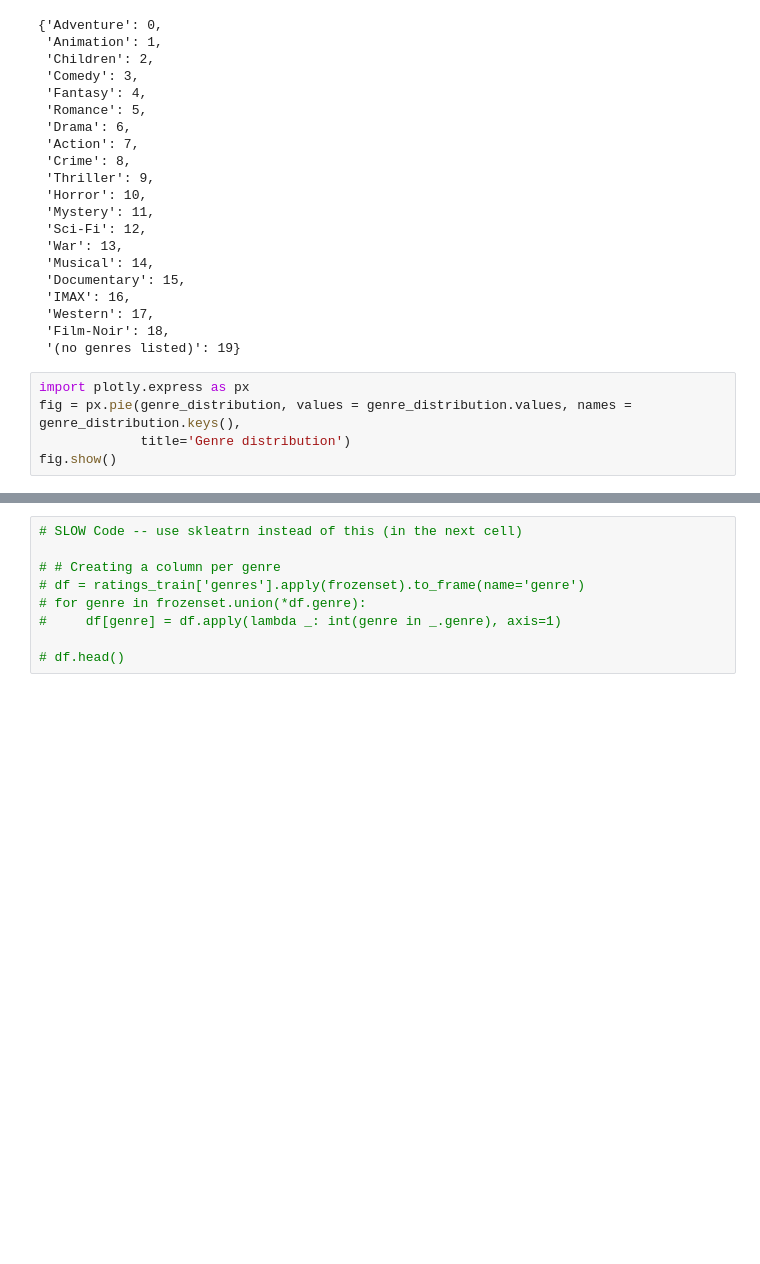
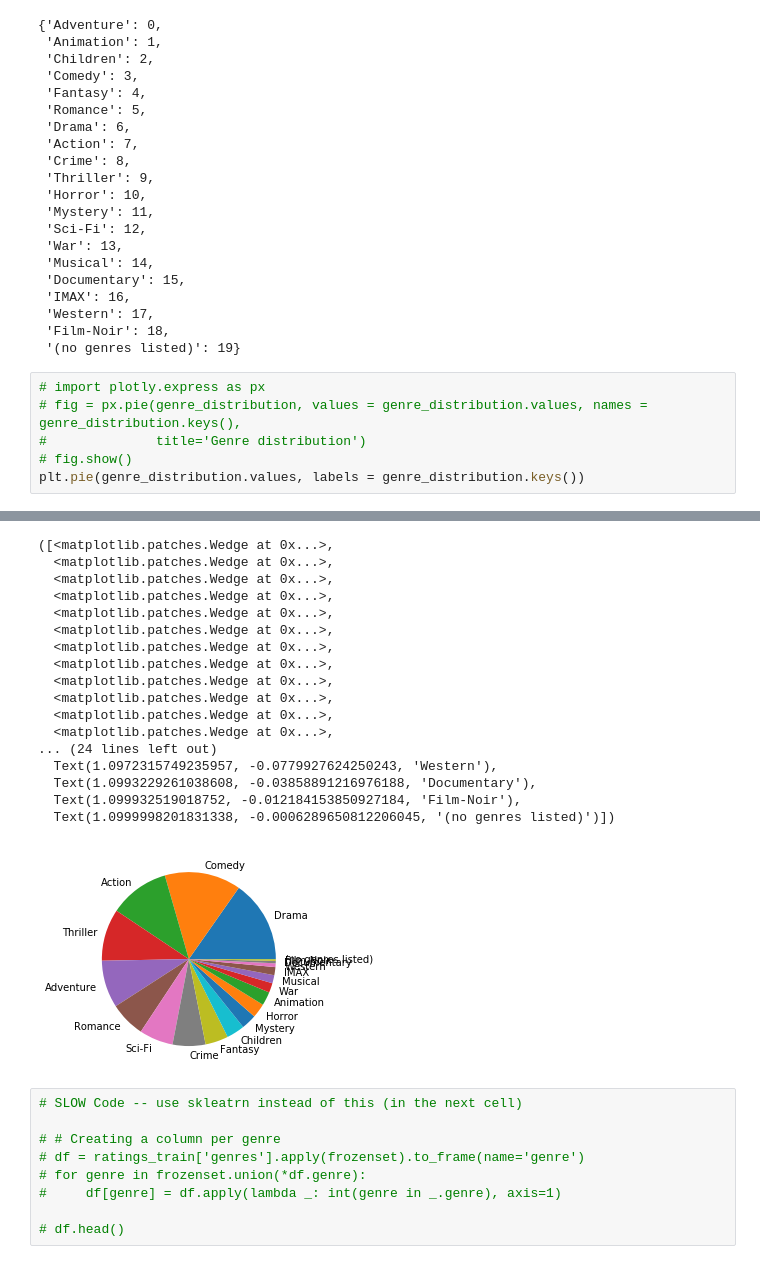
Before and after one commit to dhruvmun/MDM-Recommendation-System, a Jupyter notebook: Content Based Recommendation.ipynb, the cells around one changed output, grey strips where cells are left out. Drawn from its saved outputs; the diff is of its cells as text; blank space fills up the shorter version.

```diff
--- a/Content Based Recommendation.ipynb
+++ b/Content Based Recommendation.ipynb
@@ -46,8 +46,9 @@ genre_dict
  'Film-Noir': 18,
  '(no genres listed)': 19}
 # %%
-import plotly.express as px
-fig = px.pie(genre_distribution, values = genre_distribution.values, names = genre_distribution.keys(),
-             title='Genre distribution')
-fig.show()
+# import plotly.express as px
+# fig = px.pie(genre_distribution, values = genre_distribution.values, names = genre_distribution.keys(),
+#              title='Genre distribution')
+# fig.show()
+plt.pie(genre_distribution.values, labels = genre_distribution.keys())
 # %% [output]
@@ -56,3 +55,21 @@ fig.show()
+([<matplotlib.patches.Wedge at 0x...>,
+  <matplotlib.patches.Wedge at 0x...>,
+  <matplotlib.patches.Wedge at 0x...>,
+  <matplotlib.patches.Wedge at 0x...>,
+  <matplotlib.patches.Wedge at 0x...>,
+  <matplotlib.patches.Wedge at 0x...>,
+  <matplotlib.patches.Wedge at 0x...>,
+  <matplotlib.patches.Wedge at 0x...>,
+  <matplotlib.patches.Wedge at 0x...>,
+  <matplotlib.patches.Wedge at 0x...>,
+  <matplotlib.patches.Wedge at 0x...>,
+  <matplotlib.patches.Wedge at 0x...>,
+... (24 lines left out)
+  Text(1.0972315749235957, -0.0779927624250243, 'Western'),
+  Text(1.0993229261038608, -0.03858891216976188, 'Documentary'),
+  Text(1.099932519018752, -0.012184153850927184, 'Film-Noir'),
+  Text(1.0999998201831338, -0.0006289650812206045, '(no genres listed)')])
+[figure, added]
 # %%
 # SLOW Code -- use skleatrn instead of this (in the next cell)
 
```
Also changed, not shown: parts of 4 cells of this notebook, 2 other files.
